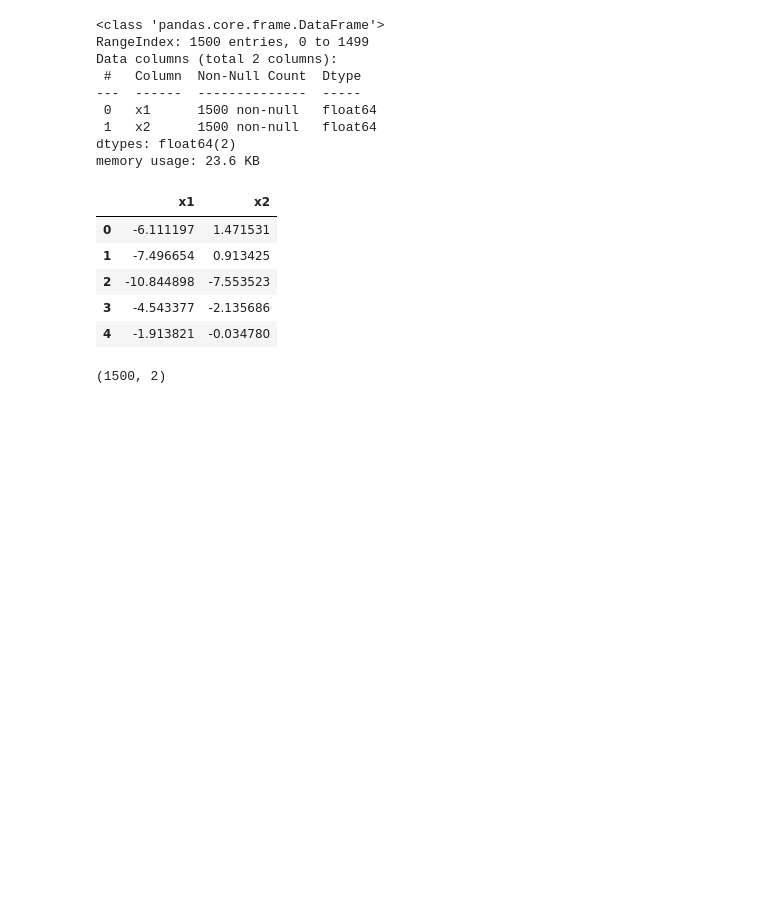
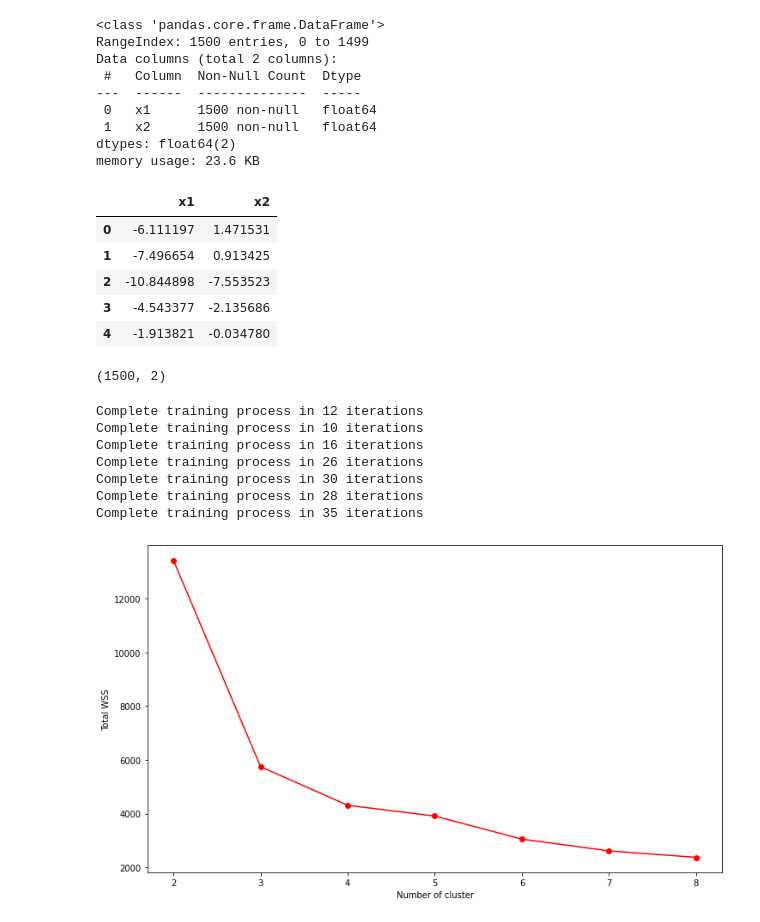
Before and after one commit to hduc-le/Machine-Learning---Coursework, a Jupyter notebook: KMeans Clustering.ipynb, the cells around one changed output. Cells and saved outputs as stored; diff of their text form; code cells hidden in the pictures; blank space fills up the shorter version.

```diff
--- a/KMeans Clustering.ipynb
+++ b/KMeans Clustering.ipynb
@@ -200,4 +202,31 @@ class KMeans_clustering:
             ax.scatter(self._centroids[k,0], self._centroids[k,1], c='r', marker='*',s=150)
         ax.axis('equal')
         return ax
+# %%
+def elbow_method(n_clusters_arr, X):
+    pass
+    total_wcss = []
+    for k in n_clusters_arr:
+        kmeans_model = KMeans_clustering(n_clusters=k)
+        kmeans_model.fit(X)
+        total_wcss.append(kmeans_model.inertia_)
+
+    plt.figure(figsize=(12,7))
+    plt.plot(n_clusters_arr, total_wcss, marker='o', color='r')
+    plt.ylabel('Total WSS')
+    plt.xlabel('Number of cluster')
+    plt.show()
+# %%
+# Elbow method for choosing number of cluster
+K_arr = [2, 3, 4, 5, 6, 7, 8]
+elbow_method(K_arr, X)
+# %% [output]
+Complete training process in 12 iterations
+Complete training process in 10 iterations
+Complete training process in 16 iterations
+Complete training process in 26 iterations
+Complete training process in 30 iterations
+Complete training process in 28 iterations
+Complete training process in 35 iterations
+[figure, added]
 # %%
```
Also changed, not shown: parts of 11 cells of this notebook.
